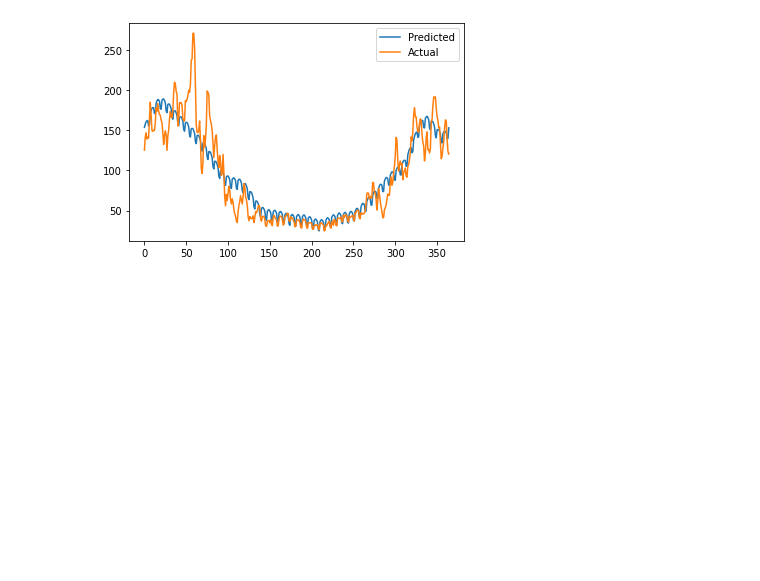
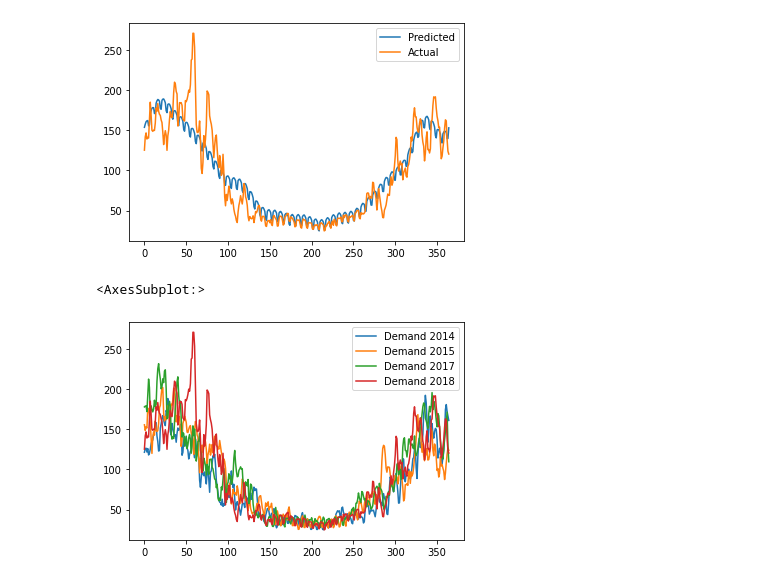
Before and after one commit to johndrummond/gas-demand, a Jupyter notebook: notebooks/forecasting.ipynb, the cells around one changed output. Cells and saved outputs as stored; diff of their text form; code cells hidden in the pictures; blank space fills up the shorter version.

```diff
--- a/notebooks/forecasting.ipynb
+++ b/notebooks/forecasting.ipynb
@@ -151,3 +139,13 @@ mae_and_plot(forecast,actual_2018)
 # %% [output]
 16.307247324233945
 [figure]
+# %%
+pd.DataFrame({'Demand 2014':gas_dat['gas_demand']['2014-01-01':'2014-12-31'].values,
+'Demand 2015':gas_dat['gas_demand']['2015-01-01':'2015-12-31'].values,
+'Demand 2015':pd.concat([gas_dat['gas_demand']['2015-01-01':'2015-02-28'],
+    gas_dat['gas_demand']['2015-03-01':'2015-12-31']]).values,
+'Demand 2017':gas_dat['gas_demand']['2017-01-01':'2017-12-31'].values,
+'Demand 2018':gas_dat['gas_demand']['2018-01-01':'2018-12-31'].values}).plot()
+# %% [output]
+<AxesSubplot:>
+[figure, added]
```
Also changed, not shown: parts of 4 cells of this notebook, 6 other files.
